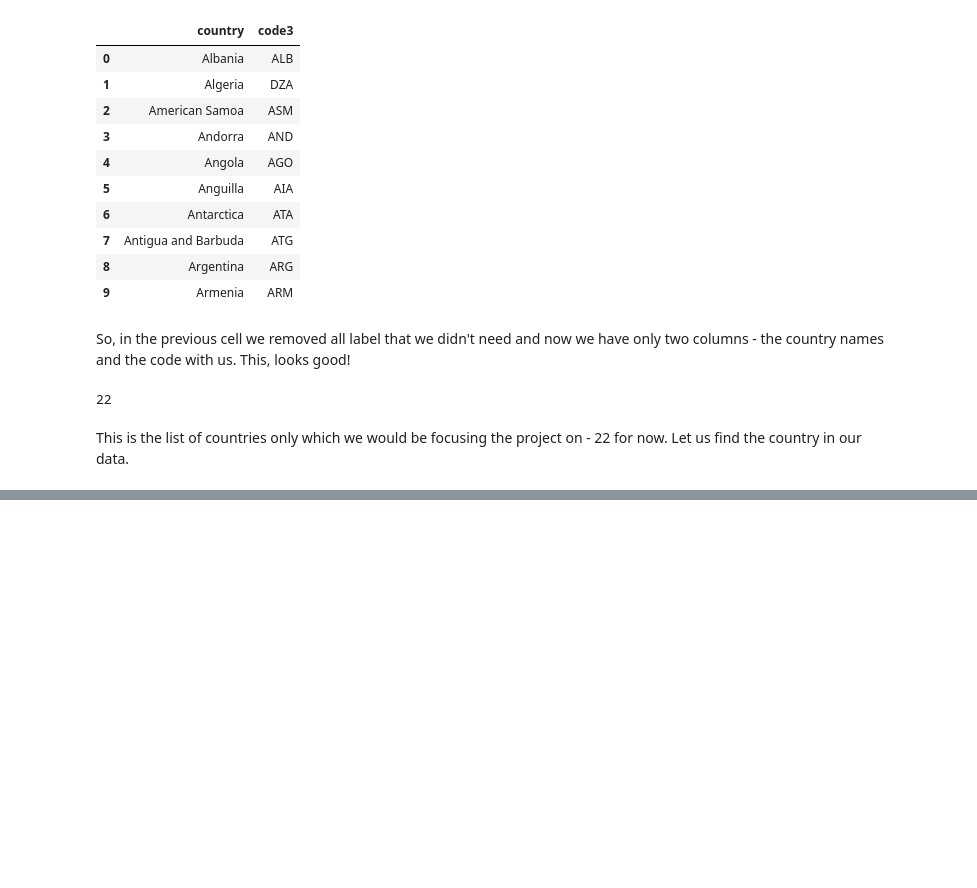
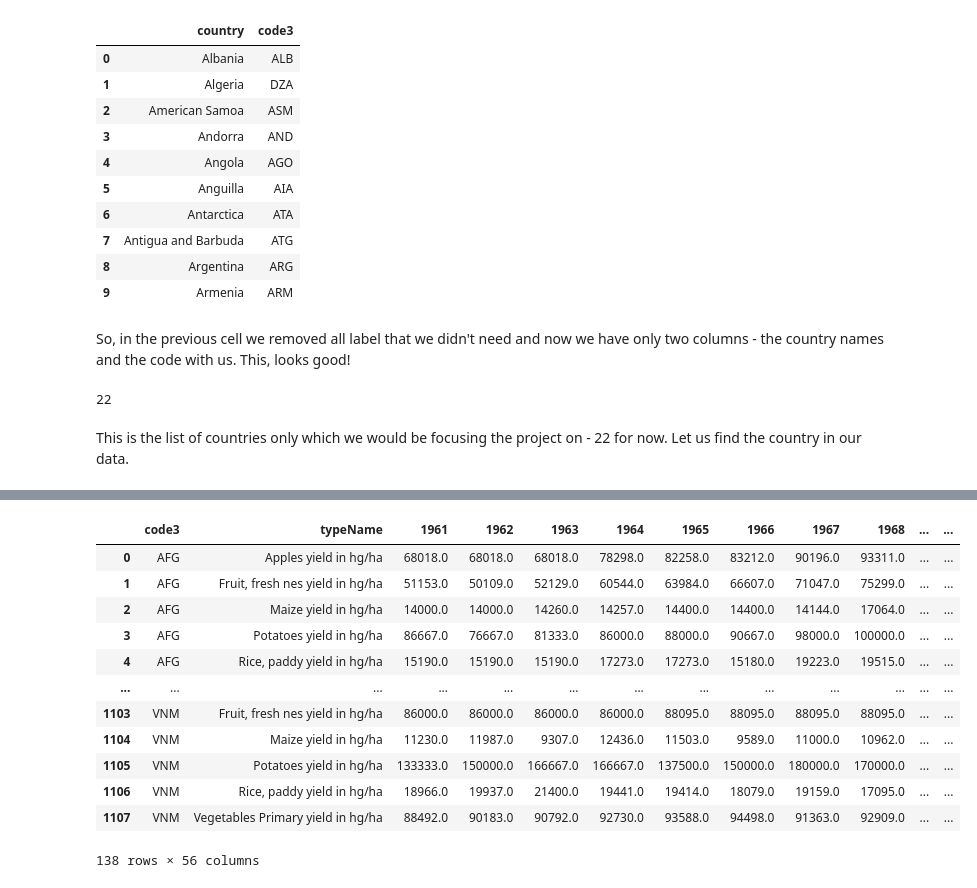
Before and after one commit to ayushanand18/climate-change-vs-agri, a Jupyter notebook: climate_change_visualize.ipynb, the cells around one changed output, grey strips where cells are left out. Cells and saved outputs as stored; diff of their text form; code cells hidden in the pictures; blank space fills up the shorter version.

```diff
--- a/climate_change_visualize.ipynb
+++ b/climate_change_visualize.ipynb
@@ -70,0 +167,13 @@ countries[countries.code3.isin(countryincludes)]
+# %%
+areaincludes = ['Apples yield in hg/ha',
+                'Maize yield in hg/ha',
+                'Fruit, fresh nes yield in hg/ha',
+                'Potatoes yield in hg/ha',
+                'Rice, paddy yield in hg/ha',
+               'Vegetables Primary yield in hg/ha',
+               'Pulses, Total yield in hg/ha',
+               'Poppy seed yield in hg/ha',
+               'Sugar beet yield in hg/ha',
+               'Coffee, green yield in hg/ha']
+print("Total number of crops = ", len(areaincludes))
+areaincludes
@@ -70,0 +192,19 @@ countries[countries.code3.isin(countryincludes)]
+# %%
+selectarea = areayield[areayield.typeName.isin(areaincludes)]
+selectarea.index = range(len(selectarea))
+selectarea = selectarea[selectarea.code3.isin(countryincludes)]
+selectarea
+# %% [output]
+|  | code3 | typeName | 1961 | 1962 | 1963 | 1964 | 1965 | 1966 | 1967 | 1968 | ... | ... |
+| 0 | AFG | Apples yield in hg/ha | 68018.0 | 68018.0 | 68018.0 | 78298.0 | 82258.0 | 83212.0 | 90196.0 | 93311.0 | ... | ... |
+| 1 | AFG | Fruit, fresh nes yield in hg/ha | 51153.0 | 50109.0 | 52129.0 | 60544.0 | 63984.0 | 66607.0 | 71047.0 | 75299.0 | ... | ... |
+| 2 | AFG | Maize yield in hg/ha | 14000.0 | 14000.0 | 14260.0 | 14257.0 | 14400.0 | 14400.0 | 14144.0 | 17064.0 | ... | ... |
+| 3 | AFG | Potatoes yield in hg/ha | 86667.0 | 76667.0 | 81333.0 | 86000.0 | 88000.0 | 90667.0 | 98000.0 | 100000.0 | ... | ... |
+| 4 | AFG | Rice, paddy yield in hg/ha | 15190.0 | 15190.0 | 15190.0 | 17273.0 | 17273.0 | 15180.0 | 19223.0 | 19515.0 | ... | ... |
+| ... | ... | ... | ... | ... | ... | ... | ... | ... | ... | ... | ... | ... |
+| 1103 | VNM | Fruit, fresh nes yield in hg/ha | 86000.0 | 86000.0 | 86000.0 | 86000.0 | 88095.0 | 88095.0 | 88095.0 | 88095.0 | ... | ... |
+| 1104 | VNM | Maize yield in hg/ha | 11230.0 | 11987.0 | 9307.0 | 12436.0 | 11503.0 | 9589.0 | 11000.0 | 10962.0 | ... | ... |
+| 1105 | VNM | Potatoes yield in hg/ha | 133333.0 | 150000.0 | 166667.0 | 166667.0 | 137500.0 | 150000.0 | 180000.0 | 170000.0 | ... | ... |
+| 1106 | VNM | Rice, paddy yield in hg/ha | 18966.0 | 19937.0 | 21400.0 | 19441.0 | 19414.0 | 18079.0 | 19159.0 | 17095.0 | ... | ... |
+| 1107 | VNM | Vegetables Primary yield in hg/ha | 88492.0 | 90183.0 | 90792.0 | 92730.0 | 93588.0 | 94498.0 | 91363.0 | 92909.0 | ... | ... |
+138 rows × 56 columns
```
Also changed, not shown: parts of 16 cells of this notebook, 1 other file.
